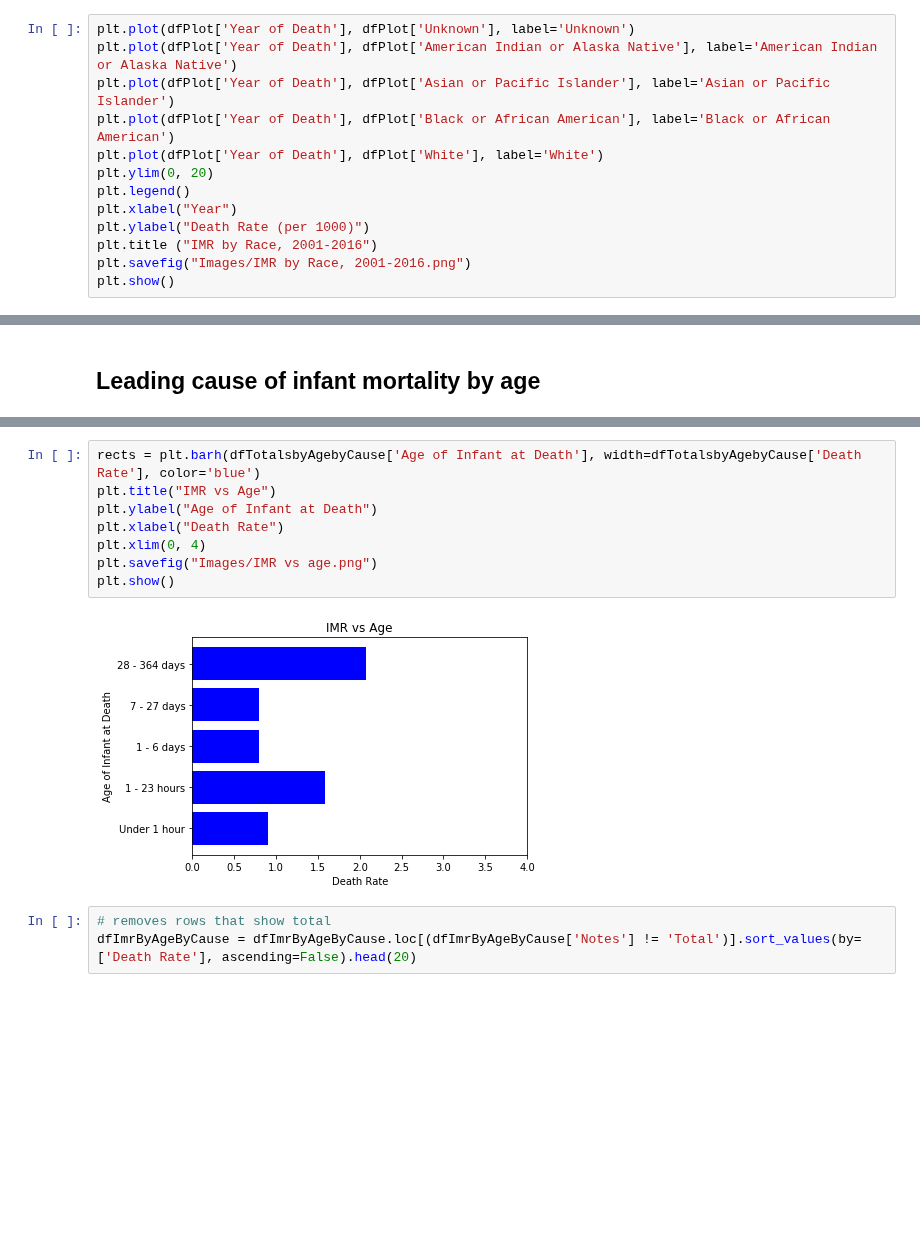
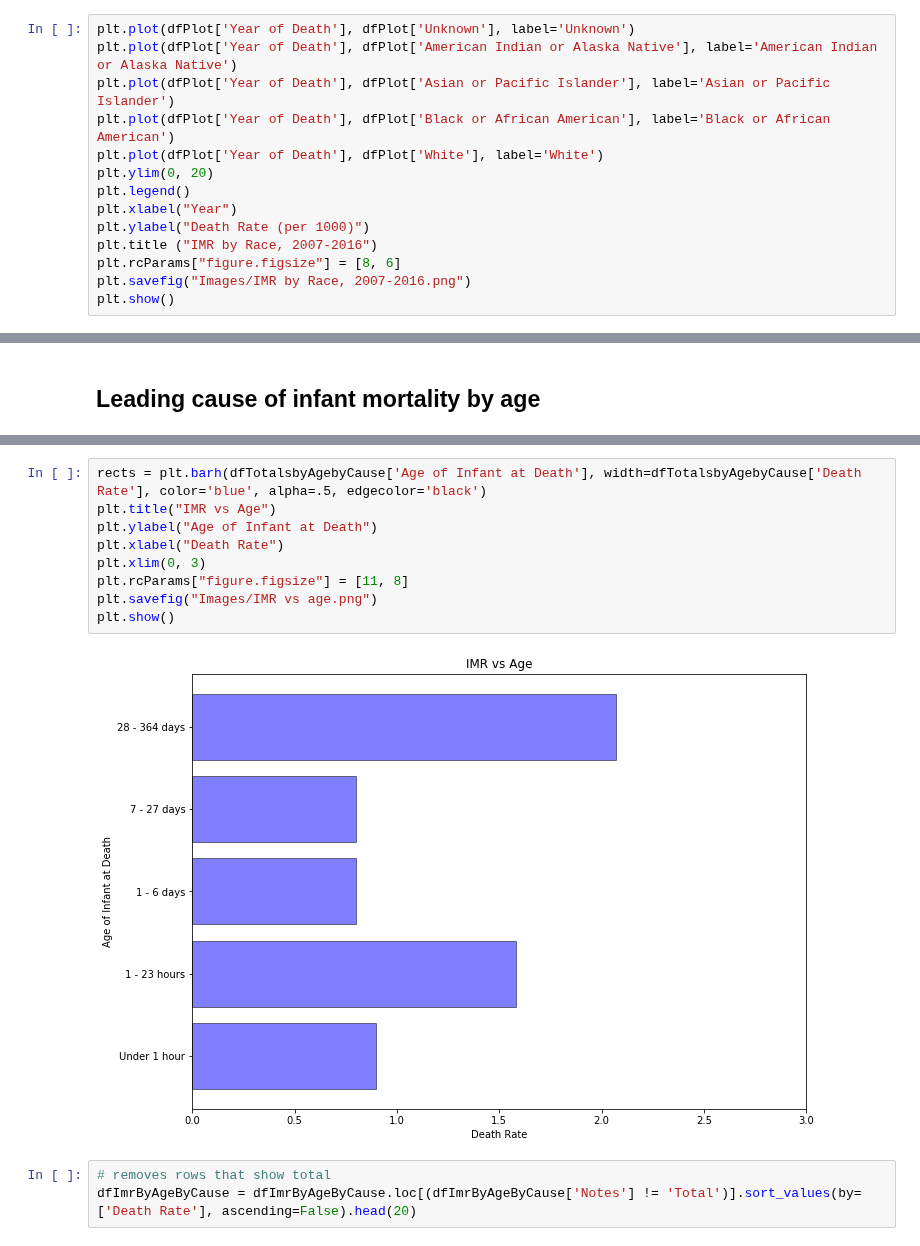
Before and after one commit to jasminajovanovic/IMR, a Jupyter notebook: IMR.ipynb, the cells around one changed output, grey strips where cells are left out. Drawn from its saved outputs; the diff is of its cells as text; blank space fills up the shorter version.

```diff
--- a/IMR.ipynb
+++ b/IMR.ipynb
@@ -102,7 +102,8 @@ plt.ylim(0, 20)
 plt.legend()
 plt.xlabel("Year")
 plt.ylabel("Death Rate (per 1000)")
-plt.title ("IMR by Race, 2001-2016")
-plt.savefig("Images/IMR by Race, 2001-2016.png")
+plt.title ("IMR by Race, 2007-2016")
+plt.rcParams["figure.figsize"] = [8, 6]
+plt.savefig("Images/IMR by Race, 2007-2016.png")
 plt.show()
 # %% [output]
@@ -143,15 +144,16 @@ dfImrByAgeByCause.head()
 | 3990 | NaN | 28 - 364 days | 5.0 | Other ill-defined and unspecified... | R99 | 8889.0 | ... |
 | 4071 | NaN | 28 - 364 days | 5.0 | Accidental suffocation and strang... | W75 | 6632.0 | ... |
 # %%
-rects = plt.barh(dfTotalsbyAgebyCause['Age of Infant at Death'], width=dfTotalsbyAgebyCause['Death Rate'], color='blue')
+rects = plt.barh(dfTotalsbyAgebyCause['Age of Infant at Death'], width=dfTotalsbyAgebyCause['Death Rate'], color='blue', alpha=.5, edgecolor='black')
 plt.title("IMR vs Age")
 plt.ylabel("Age of Infant at Death")
 plt.xlabel("Death Rate")
-plt.xlim(0, 4)
+plt.xlim(0, 3)
+plt.rcParams["figure.figsize"] = [11, 8]
 plt.savefig("Images/IMR vs age.png")
 plt.show()
 # %% [output]
-[figure, old version]
+[figure, new version]
 # %%
 # removes rows that show total
 dfImrByAgeByCause = dfImrByAgeByCause.loc[(dfImrByAgeByCause['Notes'] != 'Total')].sort_values(by=['Death Rate'], ascending=False).head(20)
```
Also changed, not shown: parts of 4 cells of this notebook, 7 other files.
